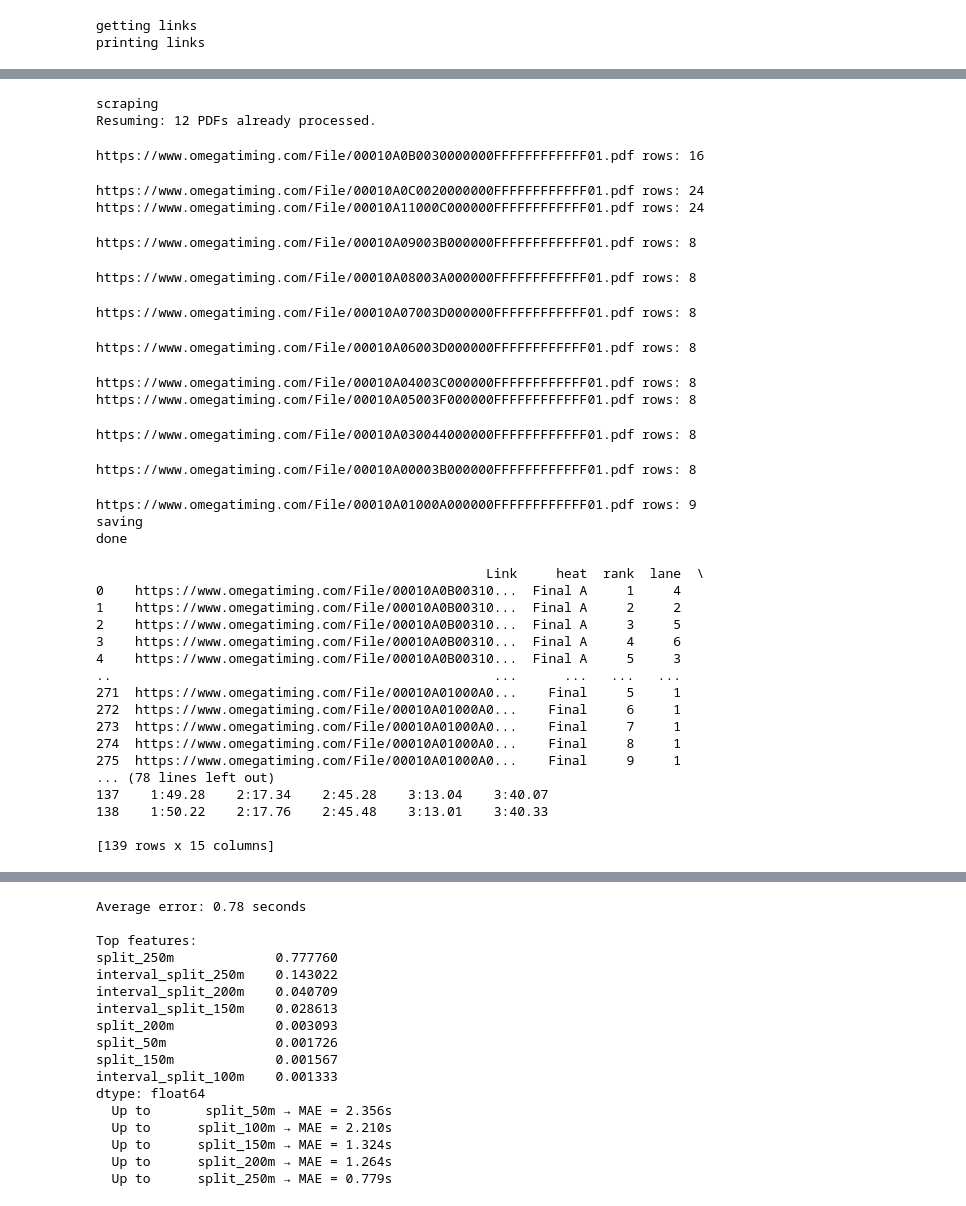
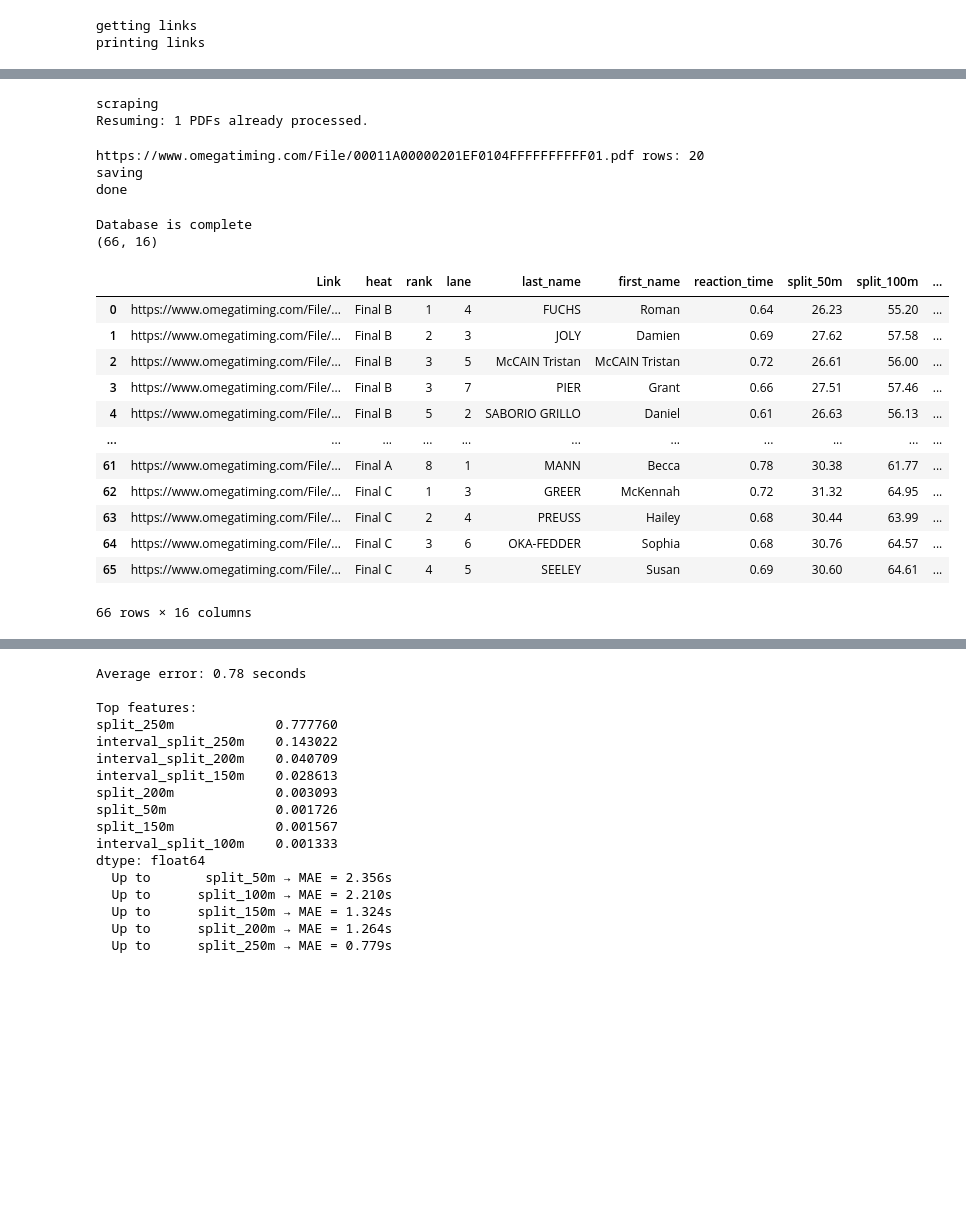
Before and after one commit to ceejolsen/Olympic-Swimming-Data-Project, a Jupyter notebook: Project.ipynb, the cells around one changed output, grey strips where cells are left out. Saved outputs shown, nothing was run; the diff lists cells and outputs as text; code cells hidden in the pictures; blank space fills up the shorter version.

Commit message:
Fix pdf output paths and add SQLite export and qury utilities

```diff
--- a/Project.ipynb
+++ b/Project.ipynb
@@ -58,45 +49,39 @@ done
 print("scraping")
 women_df = pdf.scrape_omega(women_pdf_links)
 print("saving")
-women_df.to_csv("women_df.csv", index=False)
+women_df.to_csv("data/women_df.csv", index=False)
 print("done")
 #women_df = pd.read_csv("men_df.csv")
 # %% [output]
 scraping
-Resuming: 12 PDFs already processed.
+Resuming: 1 PDFs already processed.
-https://www.omegatiming.com/File/00010A0B0030000000FFFFFFFFFFFF01.pdf rows: 16
+https://www.omegatiming.com/File/00011A00000201EF0104FFFFFFFFFF01.pdf rows: 20
+saving
+done
-https://www.omegatiming.com/File/00010A0C0020000000FFFFFFFFFFFF01.pdf rows: 24
-https://www.omegatiming.com/File/00010A11000C000000FFFFFFFFFFFF01.pdf rows: 24
-https://www.omegatiming.com/File/00010A09003B000000FFFFFFFFFFFF01.pdf rows: 8
-https://www.omegatiming.com/File/00010A08003A000000FFFFFFFFFFFF01.pdf rows: 8
-https://www.omegatiming.com/File/00010A07003D000000FFFFFFFFFFFF01.pdf rows: 8
-https://www.omegatiming.com/File/00010A06003D000000FFFFFFFFFFFF01.pdf rows: 8
-https://www.omegatiming.com/File/00010A04003C000000FFFFFFFFFFFF01.pdf rows: 8
-https://www.omegatiming.com/File/00010A05003F000000FFFFFFFFFFFF01.pdf rows: 8
-https://www.omegatiming.com/File/00010A030044000000FFFFFFFFFFFF01.pdf rows: 8
-https://www.omegatiming.com/File/00010A00003B000000FFFFFFFFFFFF01.pdf rows: 8
-https://www.omegatiming.com/File/00010A01000A000000FFFFFFFFFFFF01.pdf rows: 9
-saving
-done
 # %%
-print(women_df)
-print("/n")
-print(men_df)
+import importlib
+import sql_export
+importlib.reload(sql_export)
+
+
+sql_df = sql_export.prepare_for_sql(men_df, women_df)
+sql_export.export_to_sqlite(sql_df)
+print("Database is complete")
+print(sql_df.shape)
+sql_df
 # %% [output]
-                                                  Link     heat  rank  lane  \
-0    https://www.omegatiming.com/File/00010A0B00310...  Final A     1     4
-1    https://www.omegatiming.com/File/00010A0B00310...  Final A     2     2
-2    https://www.omegatiming.com/File/00010A0B00310...  Final A     3     5
-3    https://www.omegatiming.com/File/00010A0B00310...  Final A     4     6
-4    https://www.omegatiming.com/File/00010A0B00310...  Final A     5     3
-..                                                 ...      ...   ...   ...
-271  https://www.omegatiming.com/File/00010A01000A0...    Final     5     1
-272  https://www.omegatiming.com/File/00010A01000A0...    Final     6     1
-273  https://www.omegatiming.com/File/00010A01000A0...    Final     7     1
-274  https://www.omegatiming.com/File/00010A01000A0...    Final     8     1
-275  https://www.omegatiming.com/File/00010A01000A0...    Final     9     1
-... (78 lines left out)
-137    1:49.28    2:17.34    2:45.28    3:13.04    3:40.07
-138    1:50.22    2:17.76    2:45.48    3:13.01    3:40.33
-
-[139 rows x 15 columns]
+Database is complete
+(66, 16)
+|  | Link | heat | rank | lane | last_name | first_name | reaction_time | split_50m | split_100m | ... |
+| 0 | https://www.omegatiming.com/File/... | Final B | 1 | 4 | FUCHS | Roman | 0.64 | 26.23 | 55.20 | ... |
+| 1 | https://www.omegatiming.com/File/... | Final B | 2 | 3 | JOLY | Damien | 0.69 | 27.62 | 57.58 | ... |
+| 2 | https://www.omegatiming.com/File/... | Final B | 3 | 5 | McCAIN Tristan | McCAIN Tristan | 0.72 | 26.61 | 56.00 | ... |
+| 3 | https://www.omegatiming.com/File/... | Final B | 3 | 7 | PIER | Grant | 0.66 | 27.51 | 57.46 | ... |
+| 4 | https://www.omegatiming.com/File/... | Final B | 5 | 2 | SABORIO GRILLO | Daniel | 0.61 | 26.63 | 56.13 | ... |
+| ... | ... | ... | ... | ... | ... | ... | ... | ... | ... | ... |
+| 61 | https://www.omegatiming.com/File/... | Final A | 8 | 1 | MANN | Becca | 0.78 | 30.38 | 61.77 | ... |
+| 62 | https://www.omegatiming.com/File/... | Final C | 1 | 3 | GREER | McKennah | 0.72 | 31.32 | 64.95 | ... |
+| 63 | https://www.omegatiming.com/File/... | Final C | 2 | 4 | PREUSS | Hailey | 0.68 | 30.44 | 63.99 | ... |
+| 64 | https://www.omegatiming.com/File/... | Final C | 3 | 6 | OKA-FEDDER | Sophia | 0.68 | 30.76 | 64.57 | ... |
+| 65 | https://www.omegatiming.com/File/... | Final C | 4 | 5 | SEELEY | Susan | 0.69 | 30.60 | 64.61 | ... |
+66 rows × 16 columns
```
Also changed, not shown: parts of 4 cells of this notebook, 2 other files.
